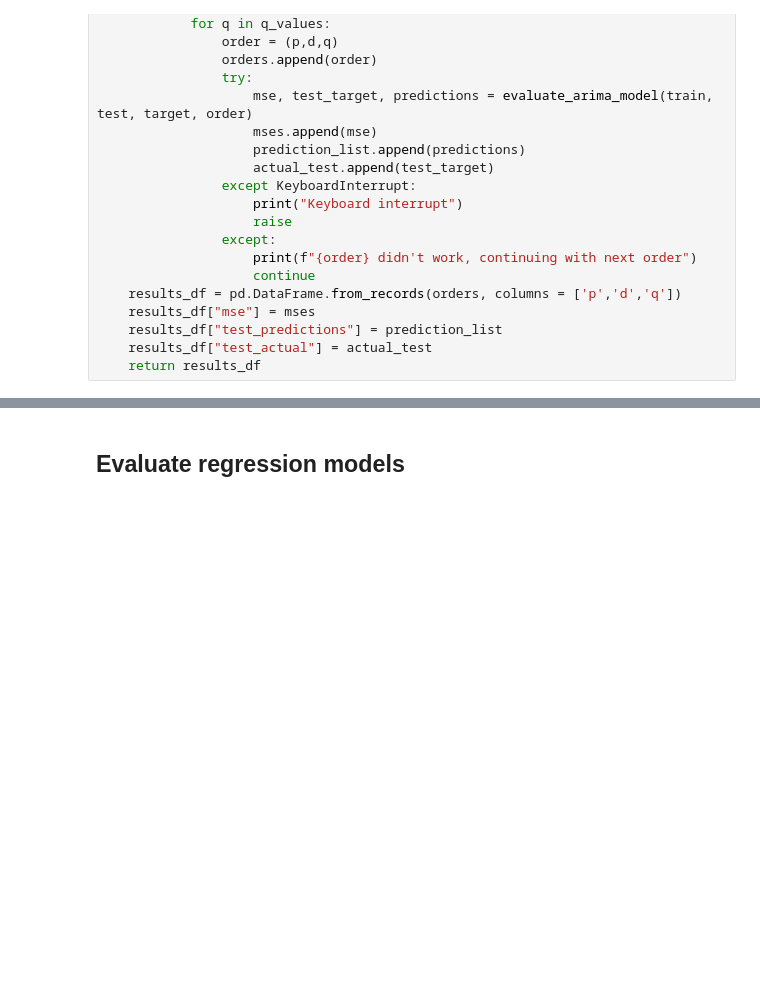
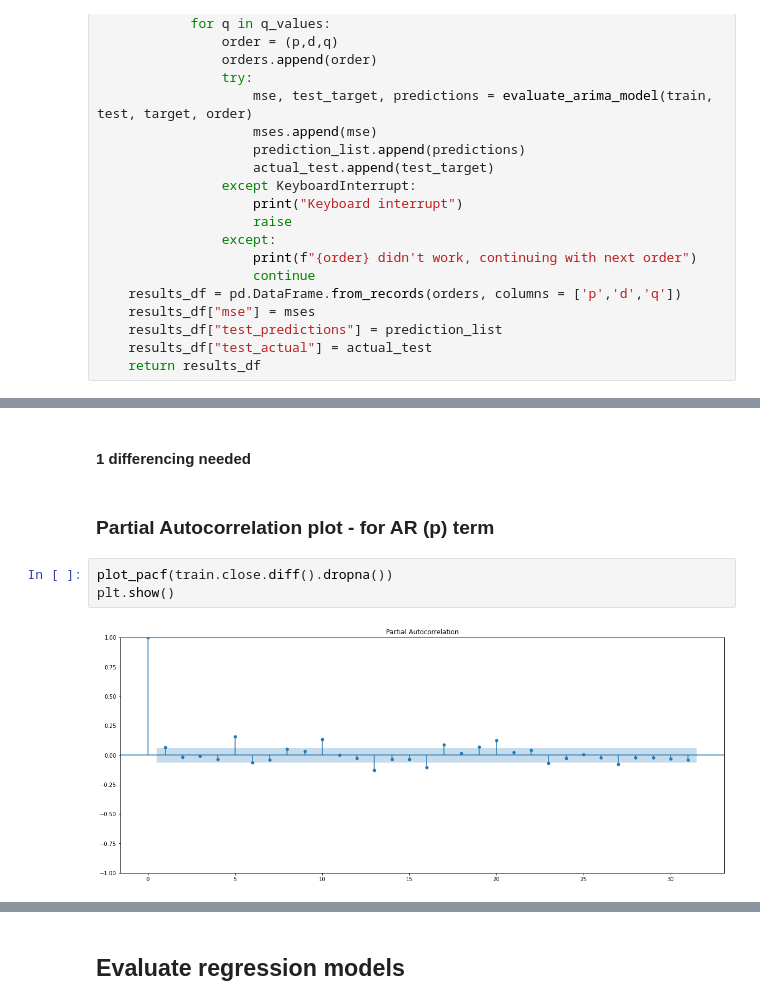
Before and after one commit to jesse-d-marder/personal-codeup-project, a Jupyter notebook: model.ipynb, the cells around one changed output, grey strips where cells are left out. Drawn from its saved outputs; the diff is of its cells as text; blank space fills up the shorter version.

```diff
--- a/model.ipynb
+++ b/model.ipynb
@@ -220,0 +227,9 @@ q_values = [0,1,2]
+# %% [markdown]
+#### 1 differencing needed
+# %% [markdown]
+### Partial Autocorrelation plot - for AR (p) term
+# %%
+plot_pacf(train.close.diff().dropna())
+plt.show()
+# %% [output]
+[figure, added]
```
Also changed, not shown: parts of 28 cells of this notebook, 2 other files.
